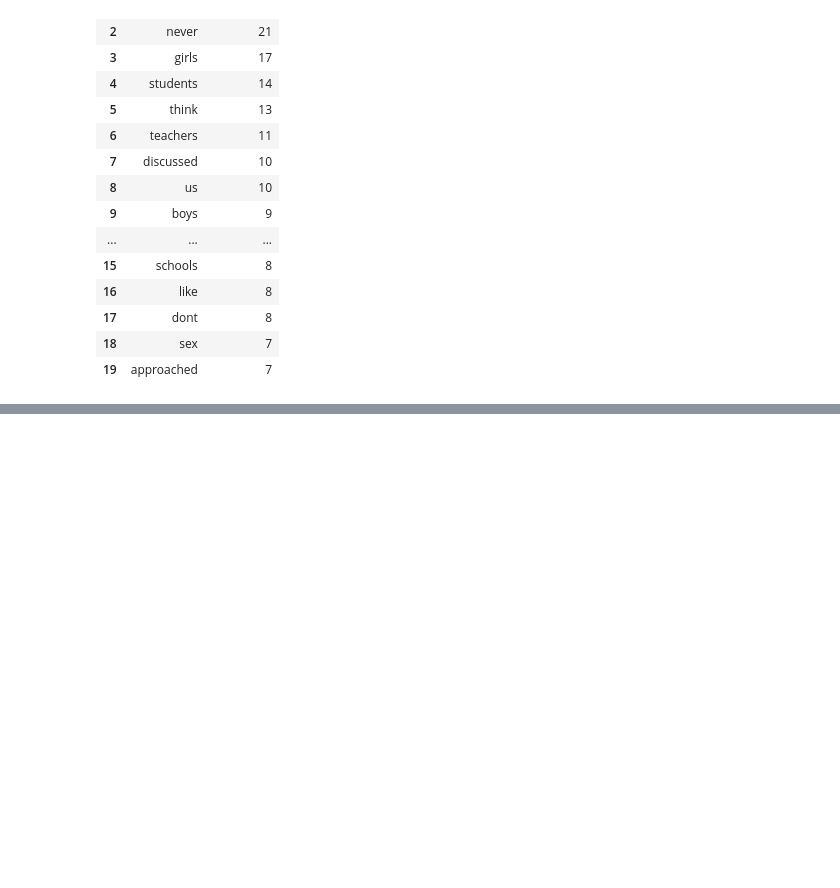
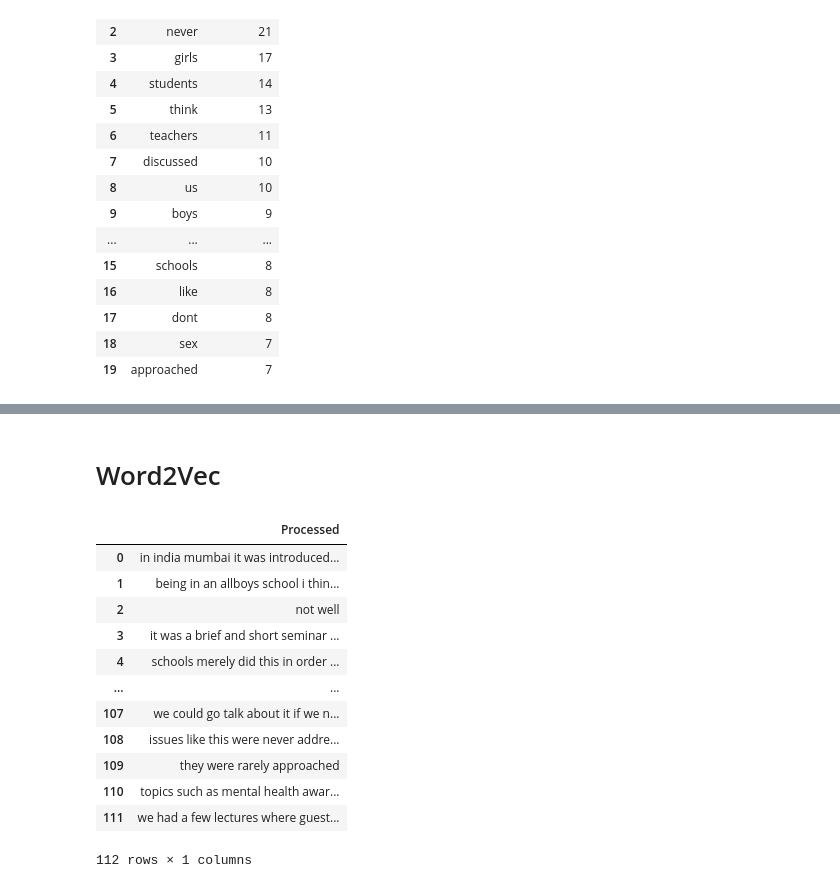
Before and after one commit to anusha0712/Sex-Ed-Survey, a Jupyter notebook: Education Survey.ipynb, the cells around one changed output, grey strips where cells are left out. Cells and saved outputs as stored; diff of their text form; code cells hidden in the pictures; blank space fills up the shorter version.

```diff
--- a/Education Survey.ipynb
+++ b/Education Survey.ipynb
@@ -60,3 +61,7 @@ text_processed[0:2]
 # %% [output]
 ['in india mumbai it was introduced very briefly and done in a manner that boys and girls had separate trainings this sort of defeated the point of normalizing sex related topics as we were not allowe ...
  'being in an allboys school i think they took this pretty casually as it was so commonplace']
+# %%
+#add the processed text to our dataframe for use later
+survey["Text processed"] = text_processed
+survey.head()
@@ -98,0 +321,20 @@ df_es
+# %% [markdown]
+# Word2Vec
+# %%
+# First, store the documents we want to explore in a separate dataframe with just one column
+w2v_df = pd.DataFrame({'Processed': survey["Text processed"]})
+w2v_df
+# %% [output]
+|  | Processed |
+| 0 | in india mumbai it was introduced... |
+| 1 | being in an allboys school i thin... |
+| 2 | not well |
+| 3 | it was a brief and short seminar ... |
+| 4 | schools merely did this in order ... |
+| ... | ... |
+| 107 | we could go talk about it if we n... |
+| 108 | issues like this were never addre... |
+| 109 | they were rarely approached |
+| 110 | topics such as mental health awar... |
+| 111 | we had a few lectures where guest... |
+112 rows × 1 columns
```
Also changed, not shown: parts of 31 cells of this notebook, 1 other file.
